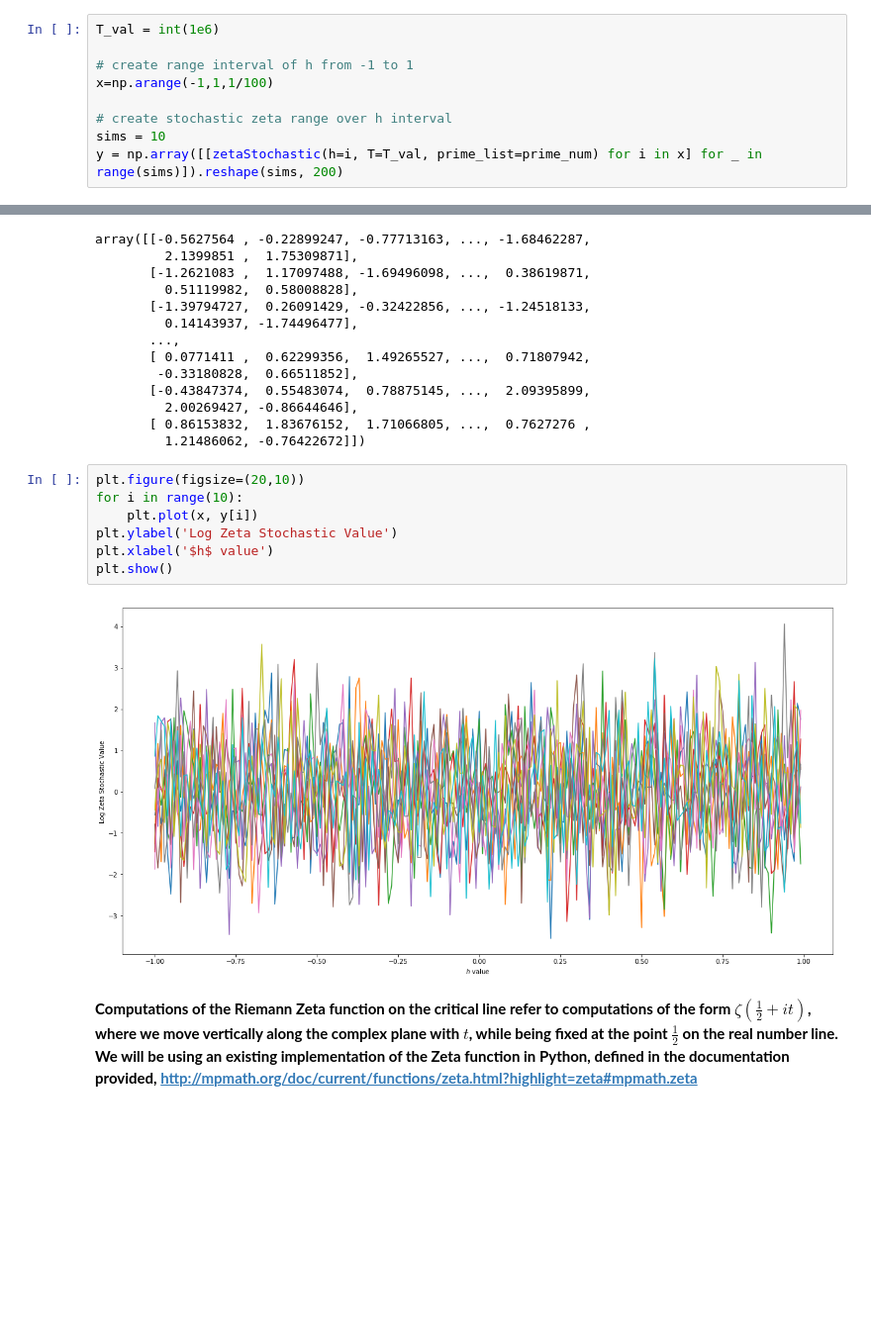
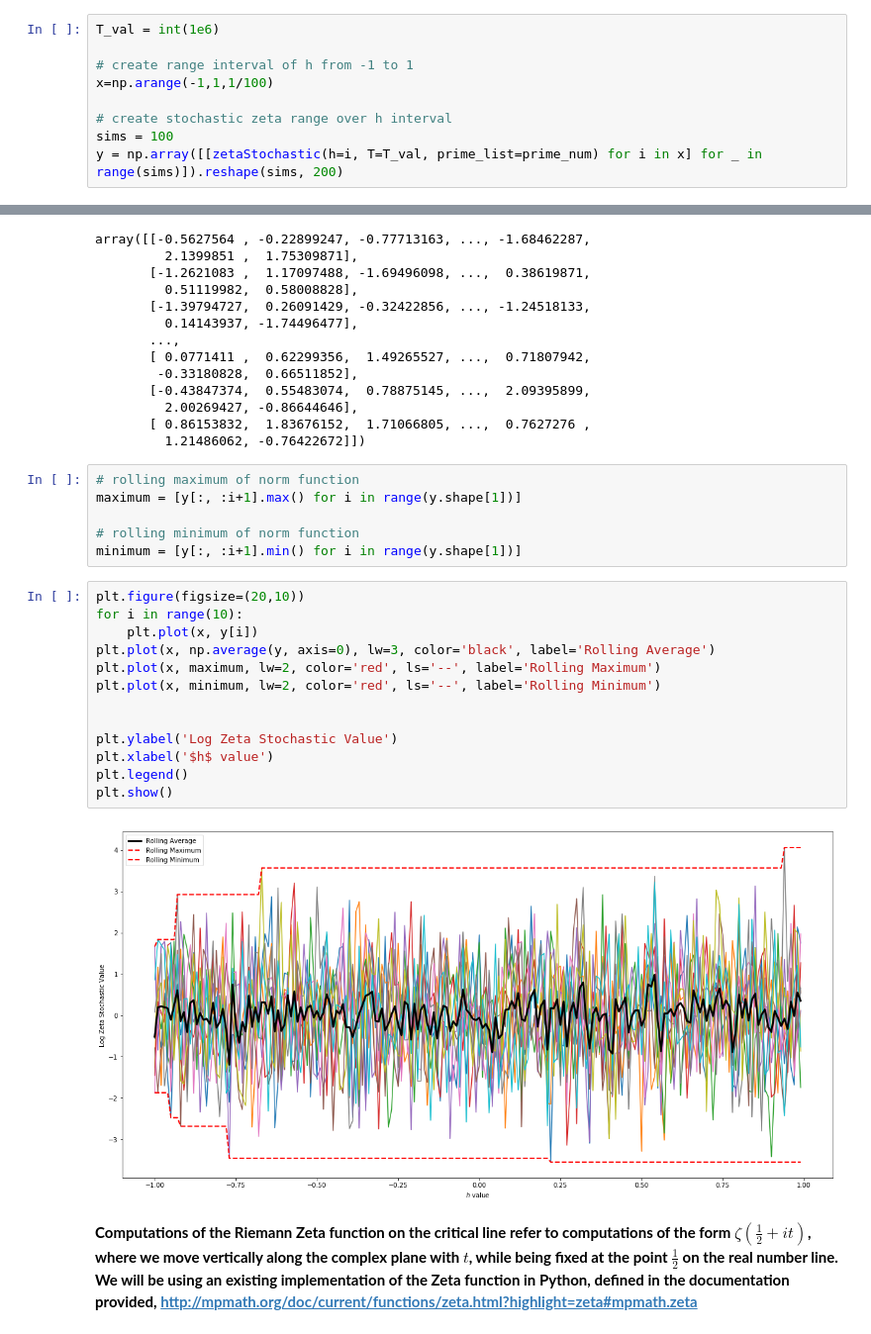
Before and after one commit to Raj9898/Random_Zeta, a Jupyter notebook: Zeta Function Simulation.ipynb, the cells around one changed output, grey strips where cells are left out. Shown: that part at 99% size. Drawn from its saved outputs; the diff is of its cells as text; blank space fills up the shorter version.

```diff
--- a/Zeta Function Simulation.ipynb
+++ b/Zeta Function Simulation.ipynb
@@ -31,7 +33,7 @@ T_val = int(1e6)
 x=np.arange(-1,1,1/100)
 
 # create stochastic zeta range over h interval
-sims = 10
+sims = 100
 y = np.array([[zetaStochastic(h=i, T=T_val, prime_list=prime_num) for i in x] for _ in range(sims)]).reshape(sims, 200)
 # %%
 y
@@ -49,15 +51,27 @@ array([[-0.5627564 , -0.22899247, -0.77713163, ..., -1.68462287,
          2.00269427, -0.86644646],
        [ 0.86153832,  1.83676152,  1.71066805, ...,  0.7627276 ,
          1.21486062, -0.76422672]])
+# %%
+# rolling maximum of norm function
+maximum = [y[:, :i+1].max() for i in range(y.shape[1])]
+
+# rolling minimum of norm function
+minimum = [y[:, :i+1].min() for i in range(y.shape[1])]
 # %%
 plt.figure(figsize=(20,10))
 for i in range(10):
     plt.plot(x, y[i])
+plt.plot(x, np.average(y, axis=0), lw=3, color='black', label='Rolling Average')
+plt.plot(x, maximum, lw=2, color='red', ls='--', label='Rolling Maximum')
+plt.plot(x, minimum, lw=2, color='red', ls='--', label='Rolling Minimum')
+
+
 plt.ylabel('Log Zeta Stochastic Value')
 plt.xlabel('$h$ value')
+plt.legend()
 plt.show()
 # %% [output]
-[figure, old version]
+[figure, new version]
 # %% [markdown]
 **Computations of the Riemann Zeta function on the critical line refer to computations of the form $\zeta(\frac{1}{2} + it)$, where we move vertically along the complex plane with $t$, while being fixed at the point $\frac{1}{2}$ on the real number line. We will be using an existing implementation of the Zeta function in Python, defined in the documentation provided, http://mpmath.org/doc/current/functions/zeta.html?highlight=zeta#mpmath.zeta**
 # %%
```
Also changed, not shown: parts of 5 cells of this notebook, 1 other file.
